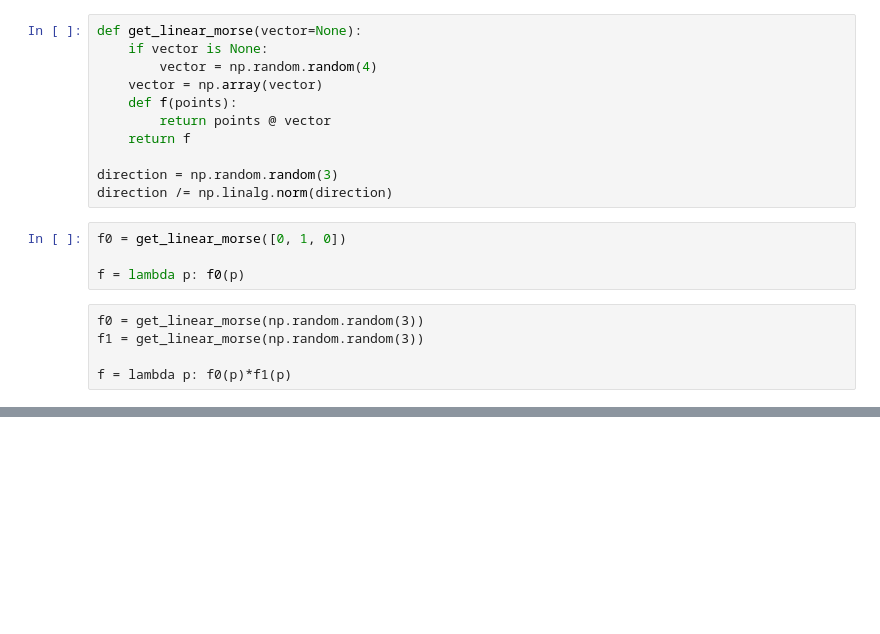
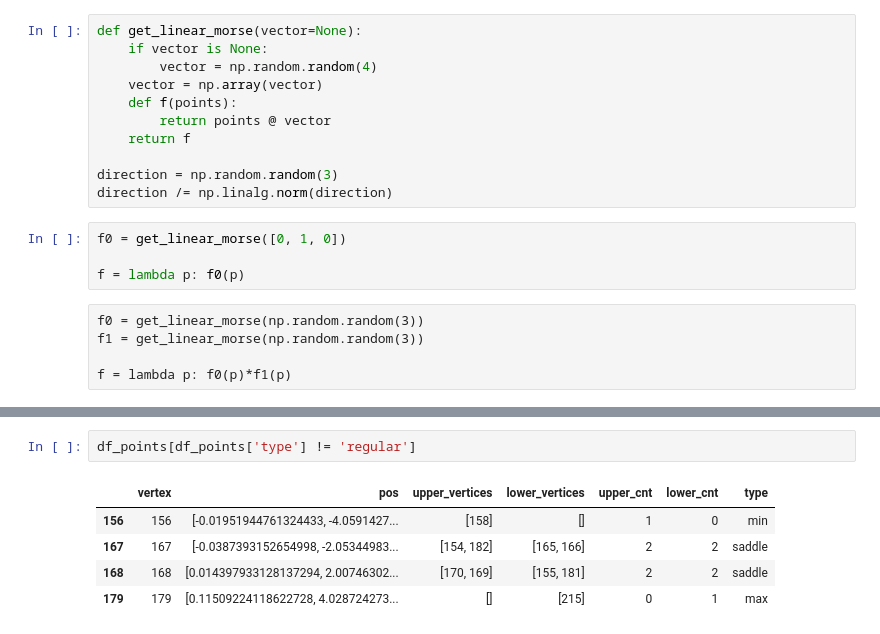
Before and after one commit to zimfv/quadrangulation, a Jupyter notebook: shapes.ipynb, the cells around one changed output, grey strips where cells are left out. Drawn from its saved outputs; the diff is of its cells as text; blank space fills up the shorter version.

```diff
--- a/shapes.ipynb
+++ b/shapes.ipynb
@@ -925,0 +809,8 @@ forman.pairing
+# %%
+df_points[df_points['type'] != 'regular']
+# %% [output]
+|  | vertex | pos | upper_vertices | lower_vertices | upper_cnt | lower_cnt | type |
+| 156 | 156 | [-0.01951944761324433, -4.0591427... | [158] | [] | 1 | 0 | min |
+| 167 | 167 | [-0.0387393152654998, -2.05344983... | [154, 182] | [165, 166] | 2 | 2 | saddle |
+| 168 | 168 | [0.014397933128137294, 2.00746302... | [170, 169] | [155, 181] | 2 | 2 | saddle |
+| 179 | 179 | [0.11509224118622728, 4.028724273... | [] | [215] | 0 | 1 | max |
```
Also changed, not shown: parts of 37 cells of this notebook.
